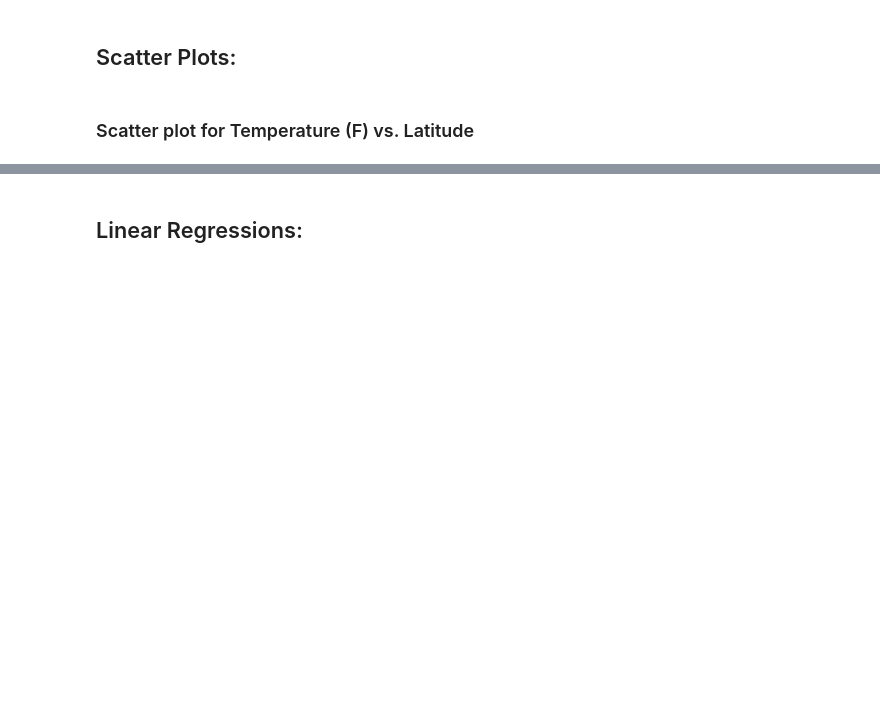
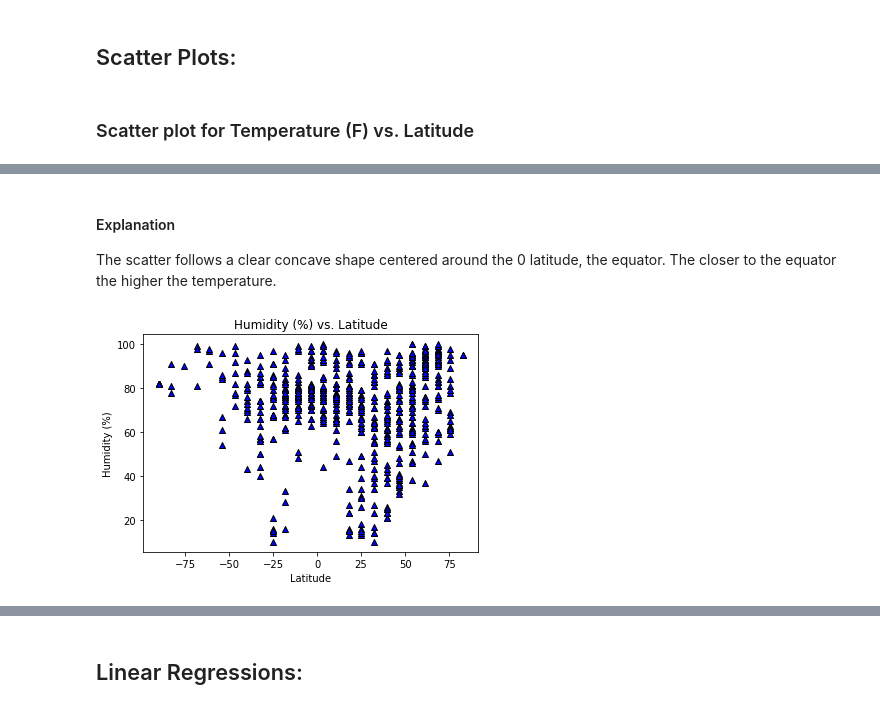
Before and after one commit to shirinegm/python-api-challenge, a Jupyter notebook: WeatherPy.ipynb, the cells around one changed output, grey strips where cells are left out. Saved outputs shown, nothing was run; the diff lists cells and outputs as text; code cells hidden in the pictures; blank space fills up the shorter version.

Commit message:
Completed all scatter plots and explanations

```diff
--- a/WeatherPy.ipynb
+++ b/WeatherPy.ipynb
@@ -221,0 +199,15 @@ FileNotFoundError: [Errno 2] No such file or directory: '/Images/latitude_temper
+# %% [markdown]
+#### Explanation
+The scatter follows a clear concave shape centered around the 0 latitude, the equator. The closer to the equator the higher the temperature.
+# %%
+# scatter plot for Humidity (%) vs. Latitude
+plt.scatter(latitudes, humidity, marker="^", facecolors="blue", edgecolors='black')
+
+plt.title("Humidity (%) vs. Latitude")
+plt.xlabel("Latitude")
+plt.ylabel("Humidity (%)")
+
+# plt.savefig("/Images/latitude_temperature.png")
+plt.show()
+# %% [output]
+[figure, added]
```
Also changed, not shown: parts of 17 cells of this notebook.
